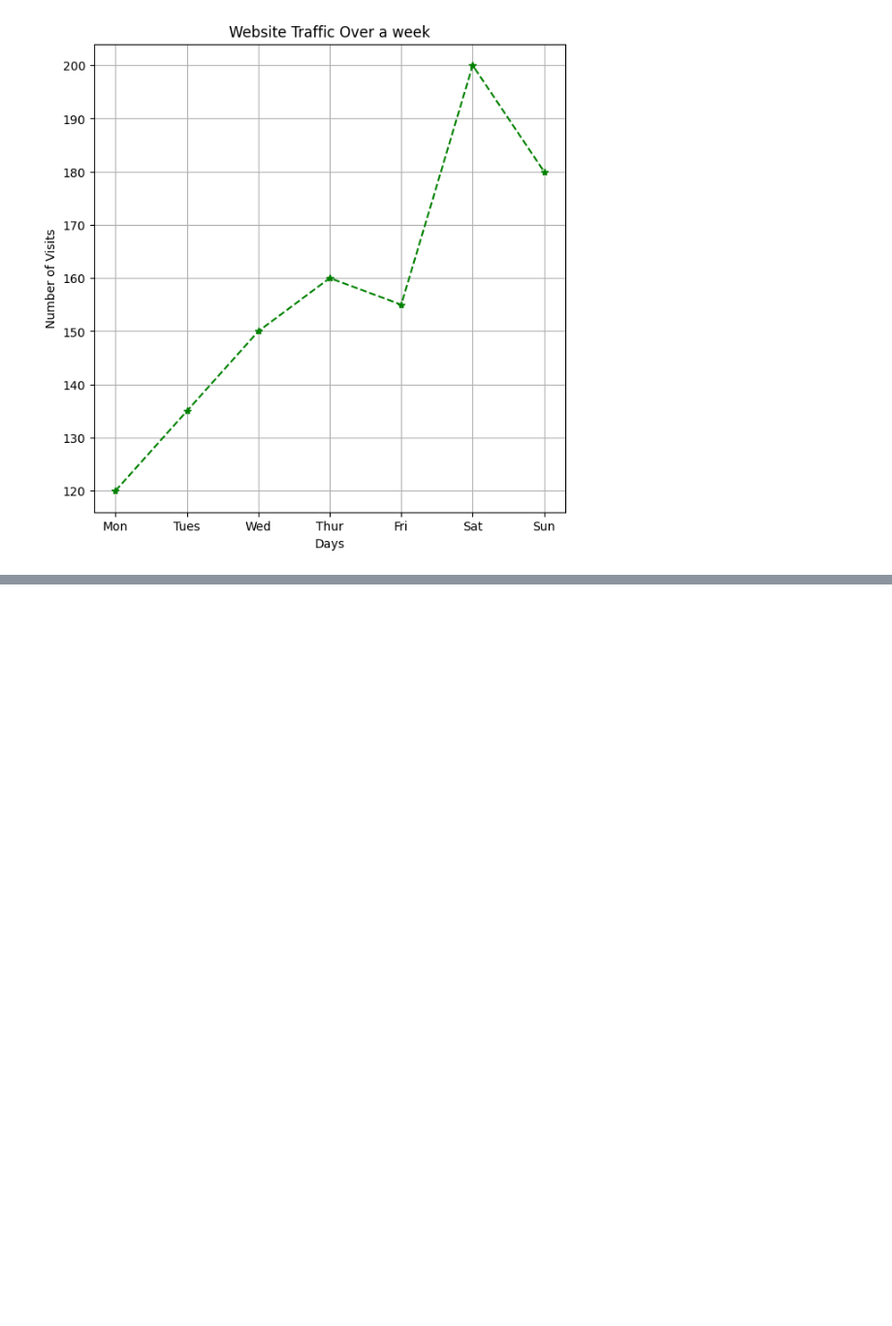
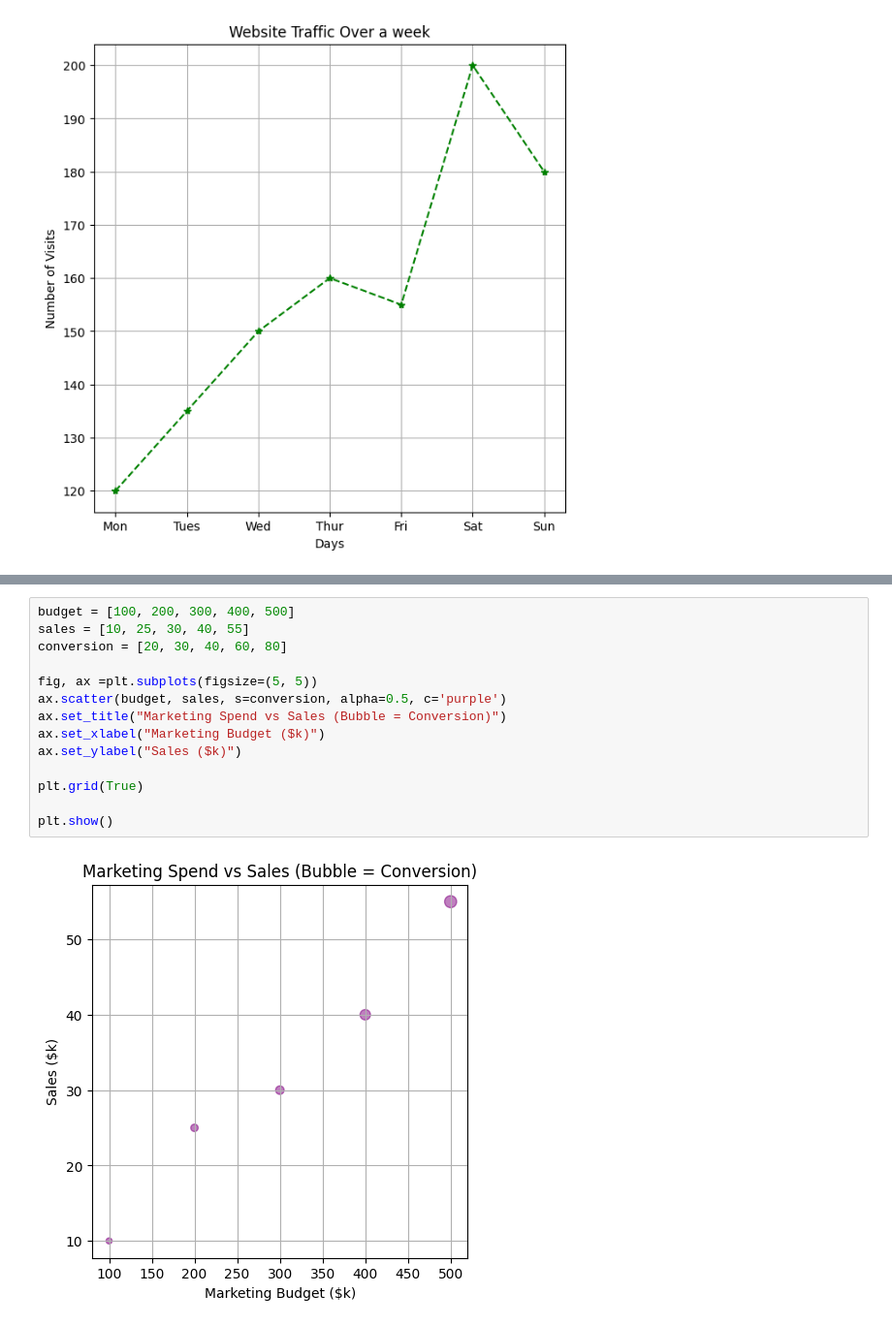
Before and after one commit to HABUDANHAYABK/ArewaDS-Machine-Learning, a Jupyter notebook: Data-Visualizations/Visualization-relationships/notebook.ipynb, the cells around one changed output, grey strips where cells are left out. Shown at 97% size. Drawn from its saved outputs; the diff is of its cells as text; blank space fills up the shorter version.

Commit message:
bubble plots

```diff
--- a/Data-Visualizations/Visualization-relationships/notebook.ipynb
+++ b/Data-Visualizations/Visualization-relationships/notebook.ipynb
@@ -99,0 +112,16 @@ plt.show()
+# %%
+budget = [100, 200, 300, 400, 500]
+sales = [10, 25, 30, 40, 55]
+conversion = [20, 30, 40, 60, 80]
+
+fig, ax =plt.subplots(figsize=(5, 5))
+ax.scatter(budget, sales, s=conversion, alpha=0.5, c='purple')
+ax.set_title("Marketing Spend vs Sales (Bubble = Conversion)")
+ax.set_xlabel("Marketing Budget ($k)")
+ax.set_ylabel("Sales ($k)")
+
+plt.grid(True)
+
+plt.show()
+# %% [output]
+[figure, added]
```
Also changed, not shown: parts of 3 cells of this notebook.
